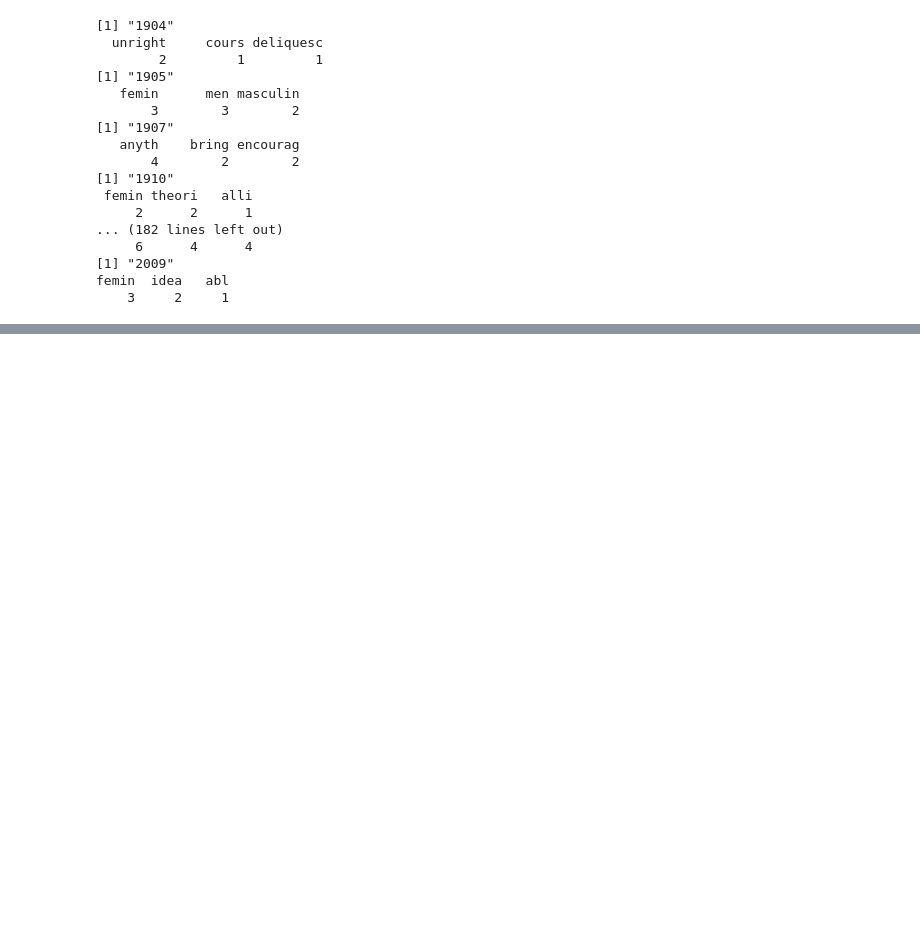
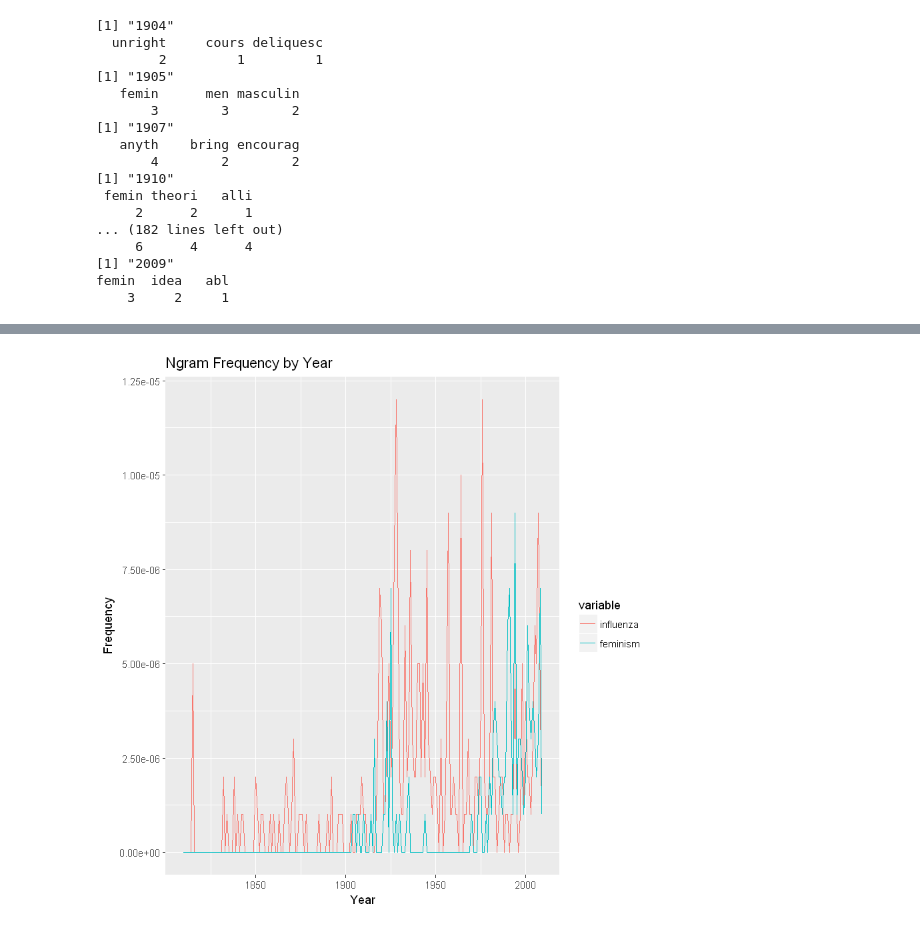
Before and after one commit to cchen23/SOC596, a Jupyter notebook: final_problem/final_problem_solution_R.ipynb, the cells around one changed output, grey strips where cells are left out. Cells and saved outputs as stored; diff of their text form; code cells hidden in the pictures; blank space fills up the shorter version.

```diff
--- a/final_problem/final_problem_solution_R.ipynb
+++ b/final_problem/final_problem_solution_R.ipynb
@@ -594,0 +666,18 @@ femin  idea   abl
+# %%
+freqs_data <-
+  data.frame(
+    influenza = counts.influenza$FREQ,
+    feminism = counts.feminism$FREQ,
+    year = years
+  );
+freqs_data_long <- melt(freqs_data, id="year")  # convert to long format
+ggplot(subset(freqs_data_long, variable %in% c("influenza", "feminism")),
+       aes(x=year,
+           y=value,
+           color=variable))+
+  geom_line()+
+  ggtitle('Ngram Frequency by Year')+
+  xlab('Year')+
+  ylab('Frequency')
+# %% [output]
+[figure, added]
```
Also changed, not shown: parts of 10 cells of this notebook, 3 other files.
